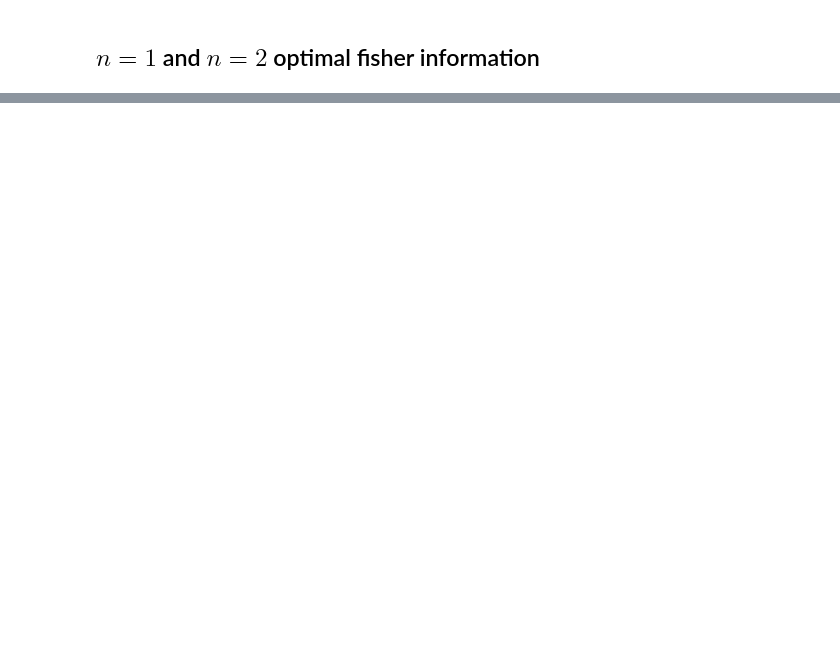
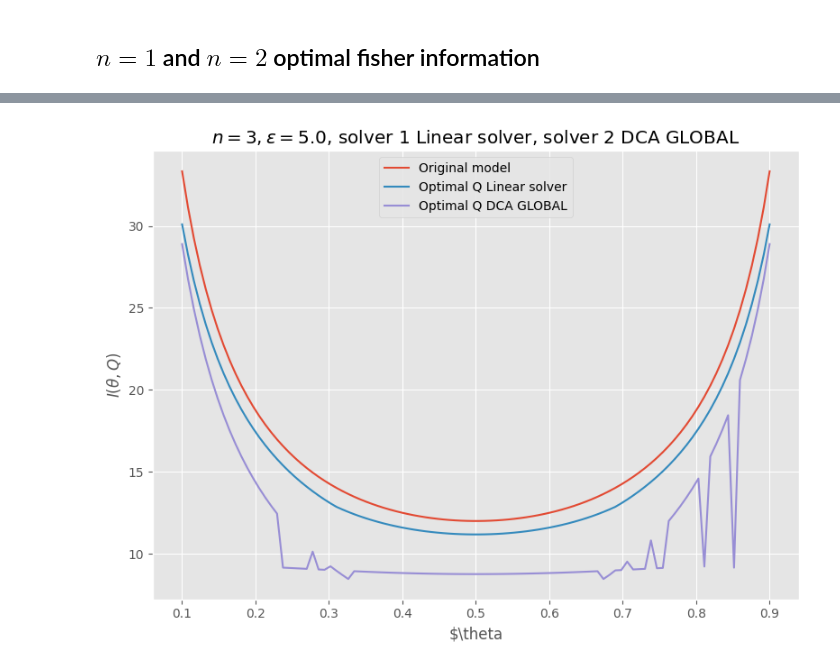
Before and after one commit to MatejVe/locally_efficient_differential_privacy, a Jupyter notebook: globally_convergent_DCA.ipynb, the cells around one changed output, grey strips where cells are left out. Saved outputs shown, nothing was run; the diff lists cells and outputs as text; code cells hidden in the pictures; blank space fills up the shorter version.

```diff
--- a/globally_convergent_DCA.ipynb
+++ b/globally_convergent_DCA.ipynb
@@ -60,0 +75,4 @@ row 2: 0.11920292312117362      9.203555695336263e-10   0.8807970759584708
+# %%
+DP_tester.compare_fisher_two_solvers(linear_solver(), dca_global(), 3, 5.0)
+# %% [output]
+[figure, added]
```
Also changed, not shown: parts of 8 cells of this notebook, 2 other files.
